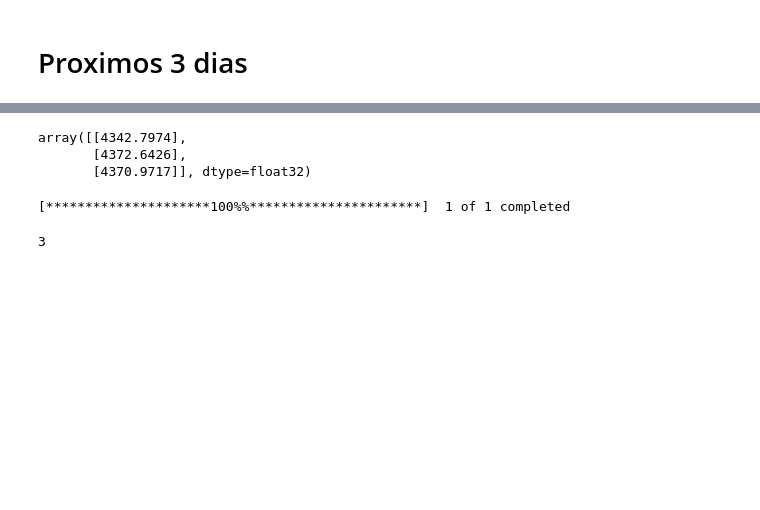
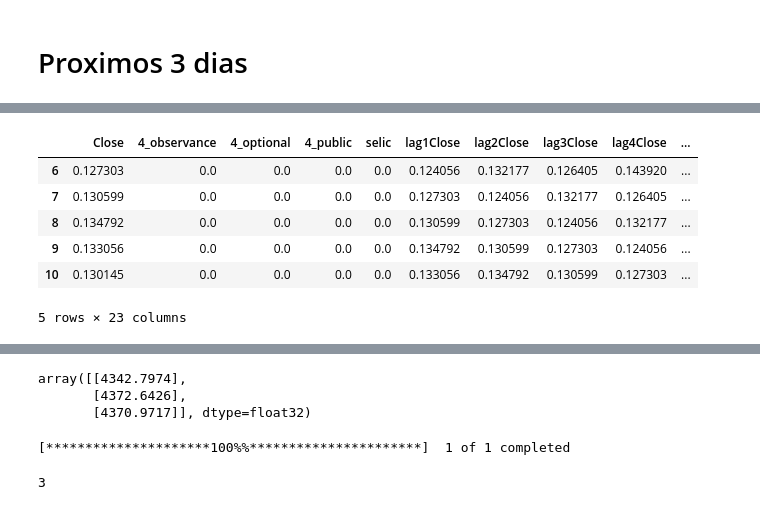
Before and after one commit to marreapato/Forecasting_Paper_XAI, a Jupyter notebook: stocks_type_lags/MultivariateStocks_Baseline_Com_Lags_tryingshaplime.ipynb, the cells around one changed output, grey strips where cells are left out. Drawn from its saved outputs; the diff is of its cells as text; code cells hidden in the pictures; blank space fills up the shorter version.

```diff
--- a/stocks_type_lags/MultivariateStocks_Baseline_Com_Lags_tryingshaplime.ipynb
+++ b/stocks_type_lags/MultivariateStocks_Baseline_Com_Lags_tryingshaplime.ipynb
@@ -1149,0 +1145,2 @@ array([[[0.88813191, 0.89361247, 0.89815369, 0.89151773, 0.88621921,
+# %%
+data2 = data2.drop('Date',axis = 1)
@@ -1149,0 +1162,16 @@ array([[[0.88813191, 0.89361247, 0.89815369, 0.89151773, 0.88621921,
+# %%
+lagged_data2 = create_lagged_dataframe(data2, look_back, include_lag0)
+lagged_data2 = create_lagged_dataframe(lagged_data2, look_back, include_lag0,column_name = 'variation_low_high')
+lagged_data2 = create_lagged_dataframe(lagged_data2, look_back, include_lag0,column_name = 'USD')
+lagged_data2= lagged_data2.drop(columns=['USD','variation_low_high'])
+lagged_data2 = lagged_data2.dropna()  # Drop rows with NaN values
+# %%
+lagged_data2.head()
+# %% [output]
+|  | Close | 4_observance | 4_optional | 4_public | selic | lag1Close | lag2Close | lag3Close | lag4Close | ... |
+| 6 | 0.127303 | 0.0 | 0.0 | 0.0 | 0.0 | 0.124056 | 0.132177 | 0.126405 | 0.143920 | ... |
+| 7 | 0.130599 | 0.0 | 0.0 | 0.0 | 0.0 | 0.127303 | 0.124056 | 0.132177 | 0.126405 | ... |
+| 8 | 0.134792 | 0.0 | 0.0 | 0.0 | 0.0 | 0.130599 | 0.127303 | 0.124056 | 0.132177 | ... |
+| 9 | 0.133056 | 0.0 | 0.0 | 0.0 | 0.0 | 0.134792 | 0.130599 | 0.127303 | 0.124056 | ... |
+| 10 | 0.130145 | 0.0 | 0.0 | 0.0 | 0.0 | 0.133056 | 0.134792 | 0.130599 | 0.127303 | ... |
+5 rows × 23 columns
```
Also changed, not shown: parts of 47 cells of this notebook.
